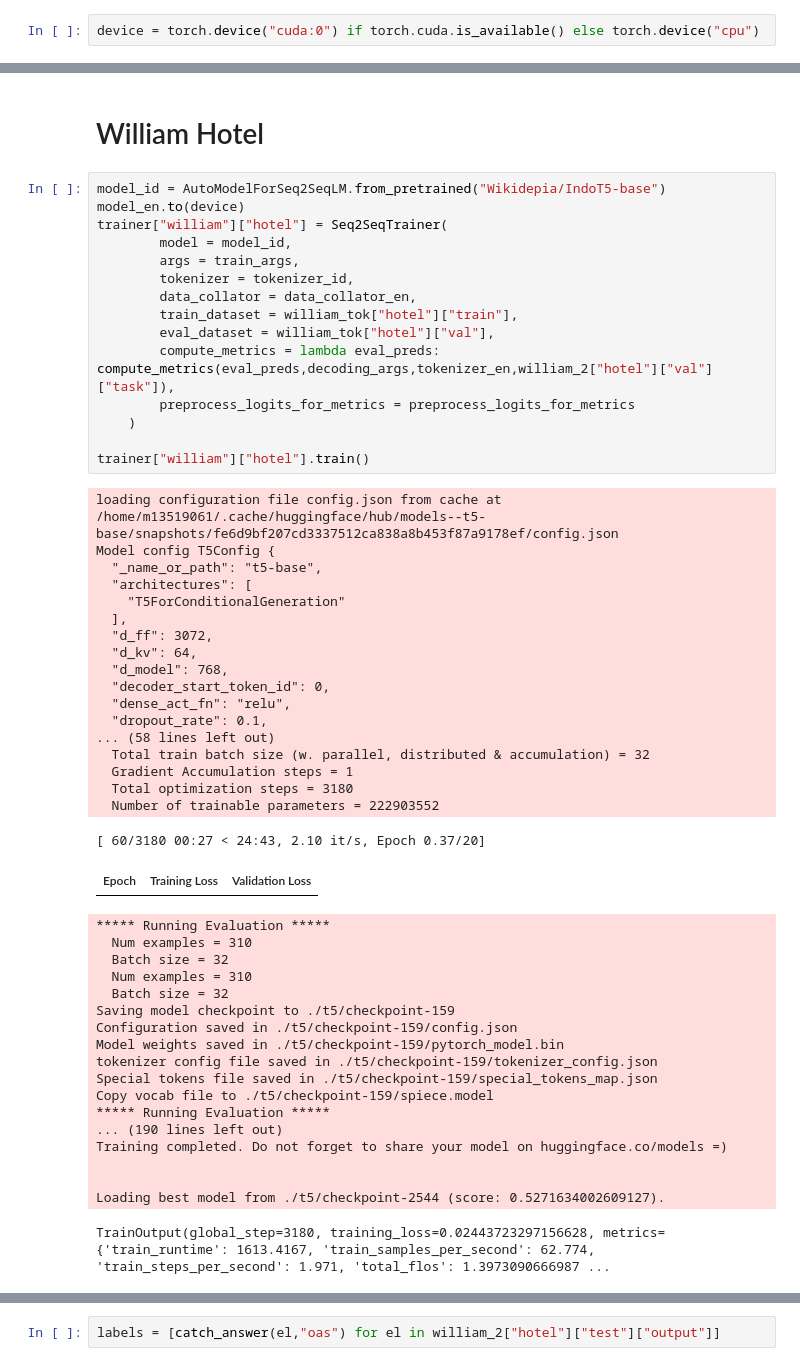
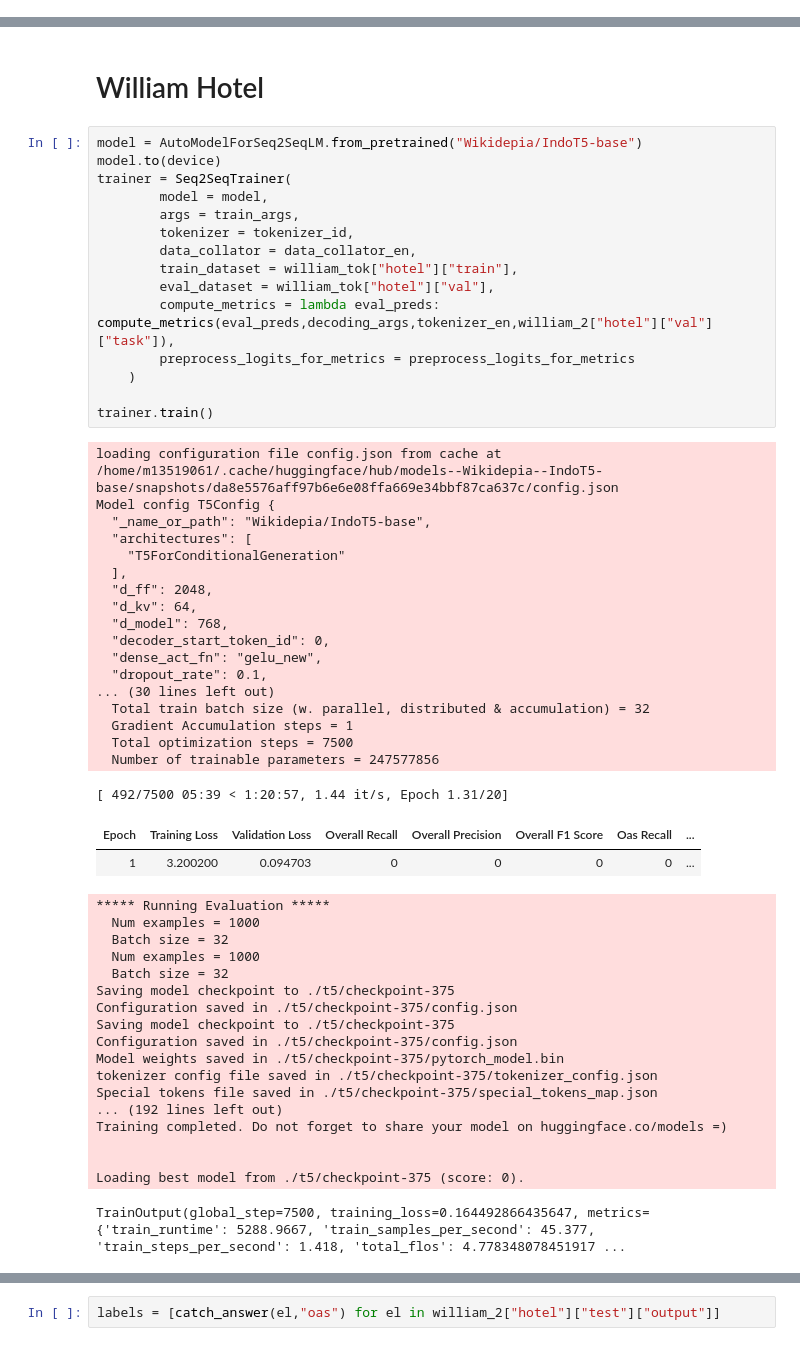
Before and after one commit to rdyzakya/IndoLEGO-ABSA, a Jupyter notebook: doe/model/t5.ipynb, the cells around one changed output, grey strips where cells are left out. Saved outputs shown, nothing was run; the diff lists cells and outputs as text.

```diff
--- a/doe/model/t5.ipynb
+++ b/doe/model/t5.ipynb
@@ -761,2 +761,0 @@ numba_device.reset()
-# %%
-device = torch.device("cuda:0") if torch.cuda.is_available() else torch.device("cpu")
@@ -1223,56 +1316,57 @@ numba_device.reset()
 # %% [markdown]
 # William Hotel
 # %%
-model_id = AutoModelForSeq2SeqLM.from_pretrained("Wikidepia/IndoT5-base")
-model_en.to(device)
-trainer["william"]["hotel"] = Seq2SeqTrainer(
-        model = model_id,
+model = AutoModelForSeq2SeqLM.from_pretrained("Wikidepia/IndoT5-base")
+model.to(device)
+trainer = Seq2SeqTrainer(
+        model = model,
         args = train_args,
         tokenizer = tokenizer_id,
         data_collator = data_collator_en,
         train_dataset = william_tok["hotel"]["train"],
         eval_dataset = william_tok["hotel"]["val"],
         compute_metrics = lambda eval_preds: compute_metrics(eval_preds,decoding_args,tokenizer_en,william_2["hotel"]["val"]["task"]),
         preprocess_logits_for_metrics = preprocess_logits_for_metrics
     )
 
-trainer["william"]["hotel"].train()
+trainer.train()
 # %% [output]
-loading configuration file config.json from cache at /home/m13519061/.cache/huggingface/hub/models--t5-base/snapshots/fe6d9bf207cd3337512ca838a8b453f87a9178ef/config.json
+loading configuration file config.json from cache at /home/m13519061/.cache/huggingface/hub/models--Wikidepia--IndoT5-base/snapshots/da8e5576aff97b6e6e08ffa669e34bbf87ca637c/config.json
 Model config T5Config {
-  "_name_or_path": "t5-base",
+  "_name_or_path": "Wikidepia/IndoT5-base",
   "architectures": [
     "T5ForConditionalGeneration"
   ],
-  "d_ff": 3072,
+  "d_ff": 2048,
   "d_kv": 64,
   "d_model": 768,
   "decoder_start_token_id": 0,
-  "dense_act_fn": "relu",
+  "dense_act_fn": "gelu_new",
   "dropout_rate": 0.1,
-... (58 lines left out)
+... (30 lines left out)
   Total train batch size (w. parallel, distributed & accumulation) = 32
   Gradient Accumulation steps = 1
-  Total optimization steps = 3180
-  Number of trainable parameters = 222903552
+  Total optimization steps = 7500
+  Number of trainable parameters = 247577856
-[ 60/3180 00:27 < 24:43, 2.10 it/s, Epoch 0.37/20]
+[ 492/7500 05:39 < 1:20:57, 1.44 it/s, Epoch 1.31/20]
-| Epoch | Training Loss | Validation Loss |
+| Epoch | Training Loss | Validation Loss | Overall Recall | Overall Precision | Overall F1 Score | Oas Recall | ... |
+| 1 | 3.200200 | 0.094703 | 0 | 0 | 0 | 0 | ... |
 ***** Running Evaluation *****
-  Num examples = 310
+  Num examples = 1000
   Batch size = 32
-  Num examples = 310
+  Num examples = 1000
   Batch size = 32
-Saving model checkpoint to ./t5/checkpoint-159
-Configuration saved in ./t5/checkpoint-159/config.json
-Model weights saved in ./t5/checkpoint-159/pytorch_model.bin
-tokenizer config file saved in ./t5/checkpoint-159/tokenizer_config.json
-Special tokens file saved in ./t5/checkpoint-159/special_tokens_map.json
-Copy vocab file to ./t5/checkpoint-159/spiece.model
-***** Running Evaluation *****
-... (190 lines left out)
+Saving model checkpoint to ./t5/checkpoint-375
+Configuration saved in ./t5/checkpoint-375/config.json
+Saving model checkpoint to ./t5/checkpoint-375
+Configuration saved in ./t5/checkpoint-375/config.json
+Model weights saved in ./t5/checkpoint-375/pytorch_model.bin
+tokenizer config file saved in ./t5/checkpoint-375/tokenizer_config.json
+Special tokens file saved in ./t5/checkpoint-375/special_tokens_map.json
+... (192 lines left out)
 Training completed. Do not forget to share your model on huggingface.co/models =)
 
 
-Loading best model from ./t5/checkpoint-2544 (score: 0.5271634002609127).
+Loading best model from ./t5/checkpoint-375 (score: 0).
-TrainOutput(global_step=3180, training_loss=0.02443723297156628, metrics={'train_runtime': 1613.4167, 'train_samples_per_second': 62.774, 'train_steps_per_second': 1.971, 'total_flos': 1.3973090666987 ...
+TrainOutput(global_step=7500, training_loss=0.164492866435647, metrics={'train_runtime': 5288.9667, 'train_samples_per_second': 45.377, 'train_steps_per_second': 1.418, 'total_flos': 4.778348078451917 ...
 # %%
```
Also changed, not shown: parts of 37 cells of this notebook.
